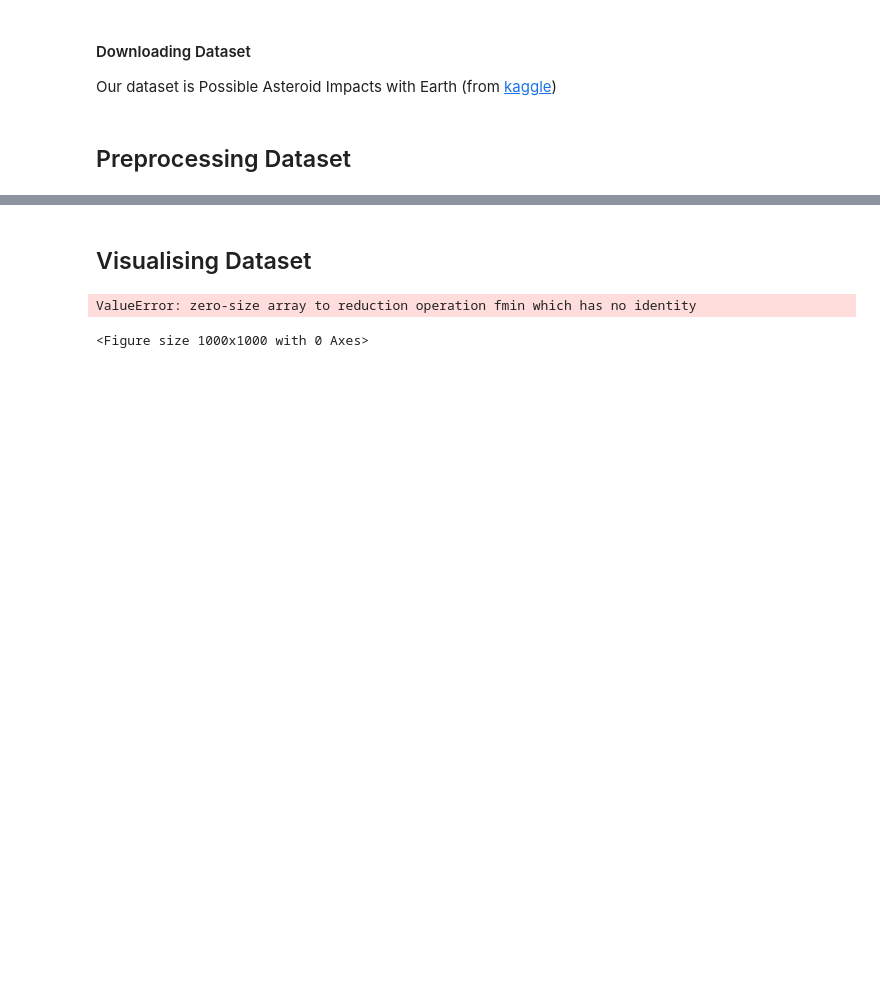
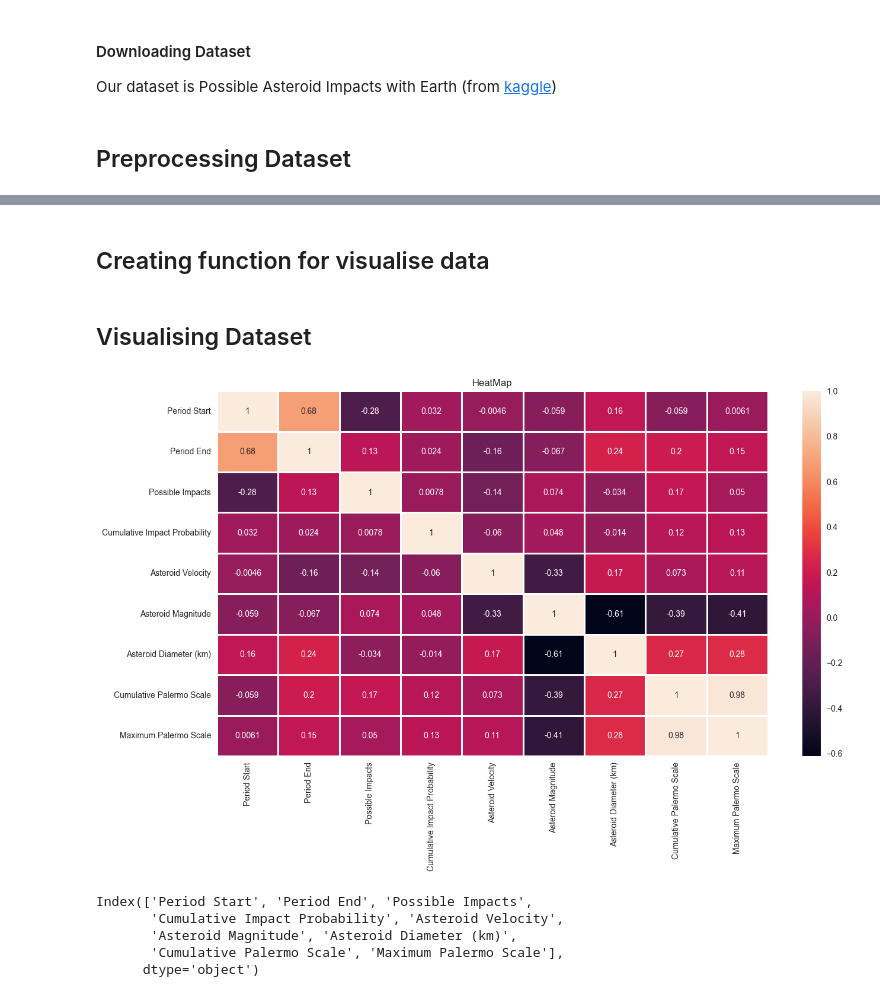
Before and after one commit to lytmercy/data_analysis_labs, a Jupyter notebook: lab_1_FI_21mn_Lytovchenko_Mykyta.ipynb, the cells around one changed output, grey strips where cells are left out. Drawn from its saved outputs; the diff is of its cells as text; code cells hidden in the pictures; blank space fills up the shorter version.

```diff
--- a/lab_1_FI_21mn_Lytovchenko_Mykyta.ipynb
+++ b/lab_1_FI_21mn_Lytovchenko_Mykyta.ipynb
@@ -53,13 +49 @@ orbits shape=(15635, 15)
 impact shape=(683, 11)
-# %%
-# Renaming some columns
-asteroid_orbits_df = asteroid_orbits_df.rename(columns={"Object Name": "Name"})
-asteroid_impacts_df = asteroid_impacts_df.rename(columns={"Object Name": "Name"})
-# %%
-# Choosing some columns for analysis
-asteroid_orbits_df = asteroid_orbits_df.loc[:, ["Name", "Orbit Axis (AU)", "Orbit Eccentricity",
-                                                "Orbit Inclination (deg)", "Asteroid Magnitude"]]
-asteroid_impacts_df = asteroid_impacts_df.loc[:, ["Name", "Possible Impacts", "Cumulative Impact Probability",
-                                                  "Asteroid Velocity", "Asteroid Diameter (km)",
-                                                  "Asteroid Magnitude", "Maximum Palermo Scale",
-                                                  "Maximum Torino Scale"]]
@@ -177,0 +73,4 @@ print(asteroid_orbits_df.head())
+# %%
+# Drop Object Name from the dataframe
+asteroid_impacts_df.drop(["Object Name"], axis=1, inplace=True)
+print(asteroid_impacts_df.columns)
@@ -177,0 +91,4 @@ print(asteroid_orbits_df.head())
+# %%
+# Drop Maximum Torino Scale as it's all values are 0
+asteroid_impacts_df.drop(["Maximum Torino Scale"], axis=1, inplace=True)
+print(asteroid_impacts_df.columns)
@@ -177,0 +122,2 @@ print(asteroid_orbits_df.head())
+# %% [markdown]
+## Creating function for visualise data
@@ -180,10 +128,19 @@ print(asteroid_orbits_df.head())
 # %%
 # Visualising with heatmap
 plt.style.use("seaborn")
-plt.figure(figsize=(10, 10))
-heat_map = sns.heatmap(nobel_prize_winners, linewidths=1, annot=True)
+plt.figure(figsize=(15, 8))
+heat_map = sns.heatmap(asteroid_impacts_df.corr(), linewidths=1, annot=True)
 plt.title("HeatMap")
 plt.show()
 # %% [output]
-ValueError: zero-size array to reduction operation fmin which has no identity
-<Figure size 1000x1000 with 0 Axes>
+[figure, added]
+# %%
+# Extract features from the df
+asteroid_impacts_features = asteroid_impacts_df.columns
+print(asteroid_impacts_features)
+# %% [output]
+Index(['Period Start', 'Period End', 'Possible Impacts',
+       'Cumulative Impact Probability', 'Asteroid Velocity',
+       'Asteroid Magnitude', 'Asteroid Diameter (km)',
+       'Cumulative Palermo Scale', 'Maximum Palermo Scale'],
+      dtype='object')
```
Also changed, not shown: parts of 18 cells of this notebook.
